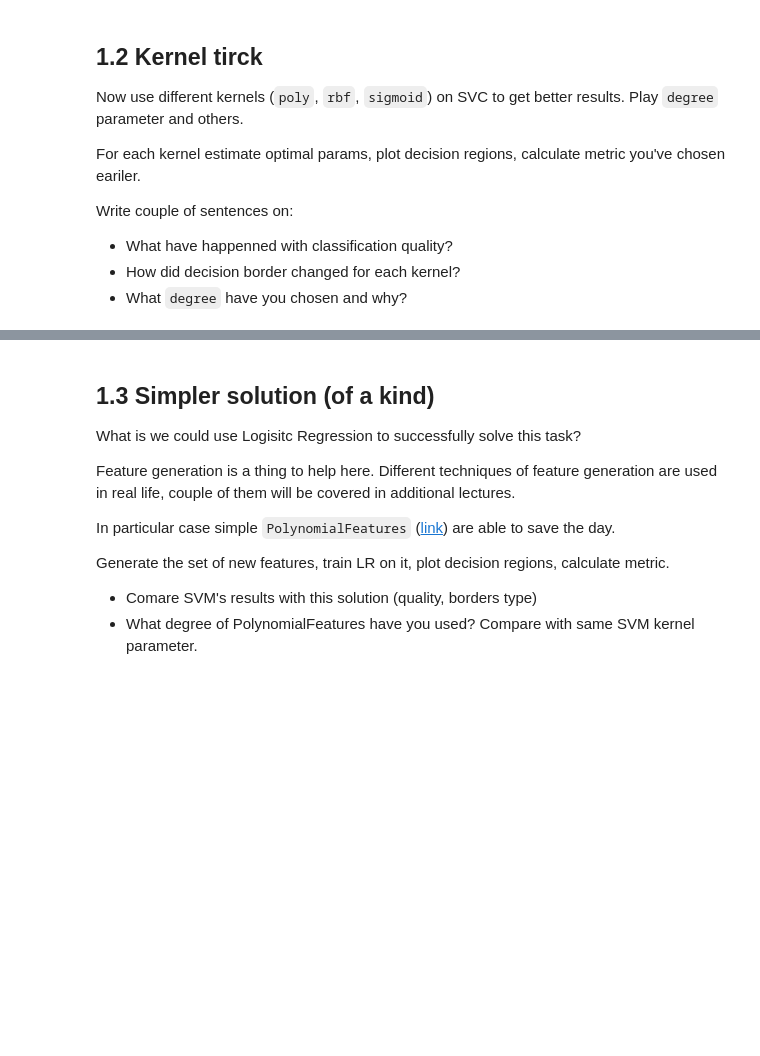
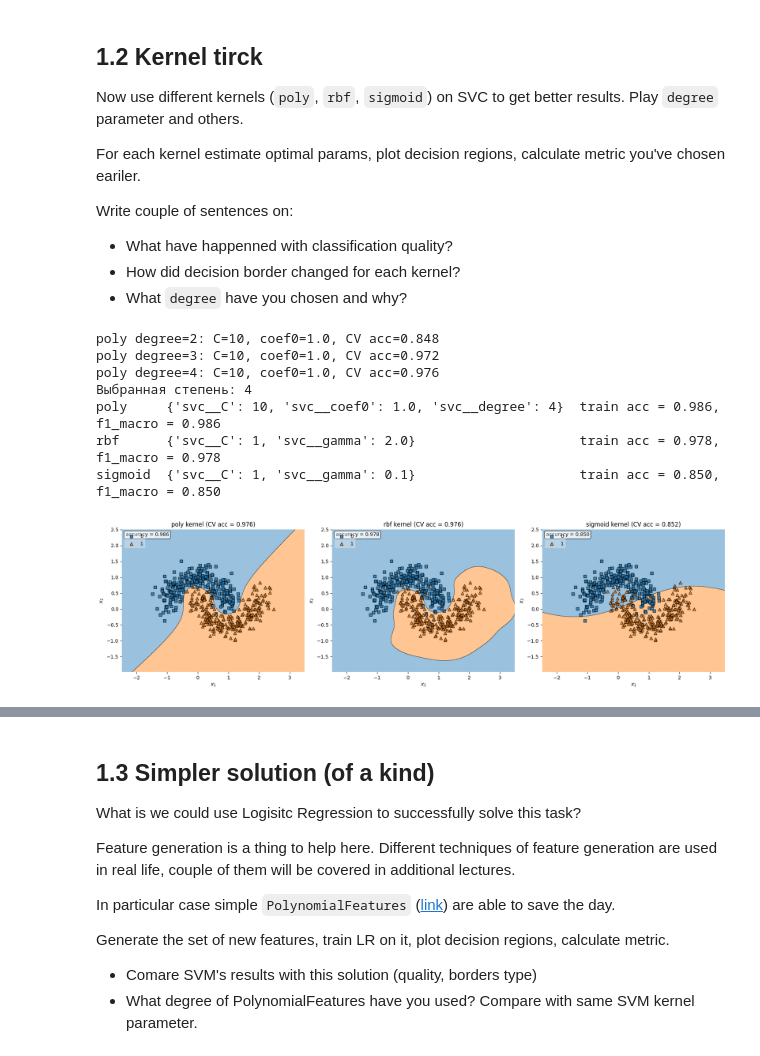
Before and after one commit to izvezdakov/ML, a Jupyter notebook: lab01/lab01_part3_svm_kernels.ipynb, the cells around one changed output, grey strips where cells are left out. Cells and saved outputs as stored; diff of their text form; code cells hidden in the pictures; blank space fills up the shorter version.

```diff
--- a/lab01/lab01_part3_svm_kernels.ipynb
+++ b/lab01/lab01_part3_svm_kernels.ipynb
@@ -66,0 +124,66 @@ Write couple of sentences on:
+# %%
+from sklearn.pipeline import Pipeline
+from sklearn.preprocessing import StandardScaler
+from sklearn.model_selection import GridSearchCV
+
+
+def best_svc(kernel, grid, X, y):
+    """Подбирает гиперпараметры SVC по 5-фолдовой CV.
+    StandardScaler внутри Pipeline: ядро сравнивает расстояния, и масштаб
+    осей должен быть одинаковым."""
+    pipe = Pipeline([('scaler', StandardScaler()), ('svc', SVC(kernel=kernel))])
+    search = GridSearchCV(pipe, grid, cv=5, scoring='accuracy')
+    search.fit(X, y)
+    return search
+
+
+# 1) Сначала отвечаем на вопрос про degree: сравниваем степени полиномиального ядра.
+degree_scores = {}
+for degree in (2, 3, 4):
+    search = best_svc('poly',
+                      {'svc__degree': [degree], 'svc__C': [0.1, 1, 10],
+                       'svc__coef0': [0.0, 1.0]},
+                      moons_points, moons_labels)
+    degree_scores[degree] = search.best_score_
+    print('poly degree=%d: C=%.3g, coef0=%.1f, CV acc=%.3f'
+          % (degree, search.best_params_['svc__C'],
+             search.best_params_['svc__coef0'], search.best_score_))
+
+best_degree = max(degree_scores, key=degree_scores.get)
+print('Выбранная степень:', best_degree)
+
+# 2) Подбираем параметры для каждого ядра.
+searches = {
+    'poly': best_svc('poly',
+                     {'svc__degree': [best_degree], 'svc__C': [0.1, 1, 10],
+                      'svc__coef0': [0.0, 1.0]},
+                     moons_points, moons_labels),
+    'rbf': best_svc('rbf',
+                    {'svc__C': [0.1, 1, 10, 100],
+                     'svc__gamma': ['scale', 0.1, 0.5, 1.0, 2.0]},
+                    moons_points, moons_labels),
+    'sigmoid': best_svc('sigmoid',
+                        {'svc__C': [0.1, 1, 10], 'svc__gamma': ['scale', 0.1, 1.0]},
+                        moons_points, moons_labels),
+}
+
+fig, axes = plt.subplots(1, 3, figsize=(18, 5))
+for ax, (kernel, search) in zip(axes, searches.items()):
+    acc = plot_decisions(search.best_estimator_, moons_points, moons_labels,
+                         '%s kernel (CV acc = %.3f)' % (kernel, search.best_score_),
+                         ax=ax)
+    y_pred = search.best_estimator_.predict(moons_points)
+    print('%-8s %-52s train acc = %.3f, f1_macro = %.3f'
+          % (kernel, search.best_params_, acc,
+             f1_score(moons_labels, y_pred, average='macro')))
+plt.tight_layout()
+plt.show()
+# %% [output]
+poly degree=2: C=10, coef0=1.0, CV acc=0.848
+poly degree=3: C=10, coef0=1.0, CV acc=0.972
+poly degree=4: C=10, coef0=1.0, CV acc=0.976
+Выбранная степень: 4
+poly     {'svc__C': 10, 'svc__coef0': 1.0, 'svc__degree': 4}  train acc = 0.986, f1_macro = 0.986
+rbf      {'svc__C': 1, 'svc__gamma': 2.0}                     train acc = 0.978, f1_macro = 0.978
+sigmoid  {'svc__C': 1, 'svc__gamma': 0.1}                     train acc = 0.850, f1_macro = 0.850
+[figure, added]
```
Also changed, not shown: parts of 16 cells of this notebook.
